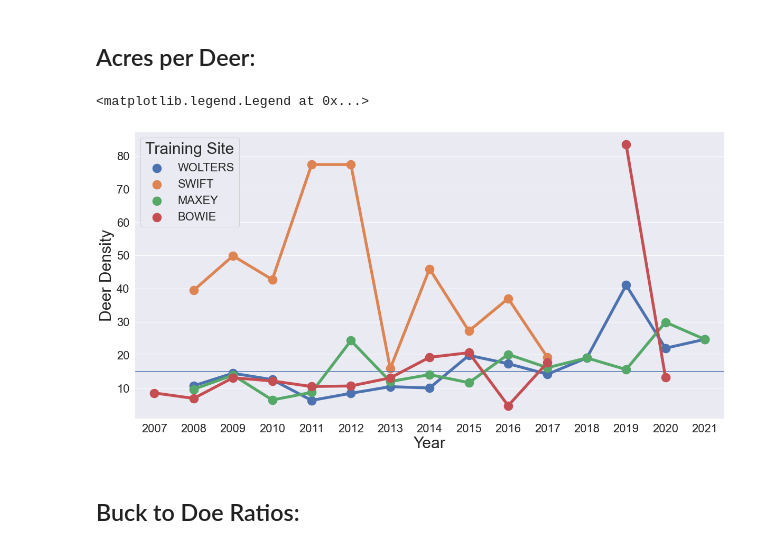
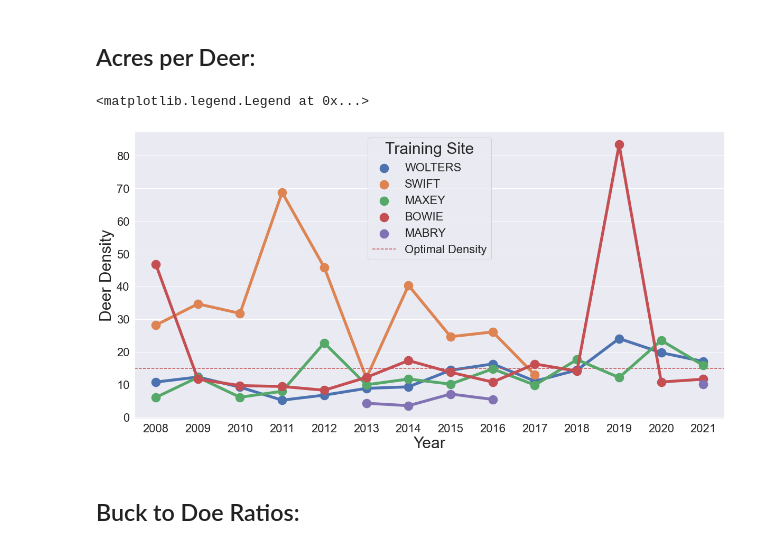
Before and after one commit to sont5413/Data_Viz_Deer_Survey_Data, a Jupyter notebook: TMD Deer Demographics.ipynb, the cells around one changed output. Saved outputs shown, nothing was run; the diff lists cells and outputs as text; code cells hidden in the pictures.

```diff
--- a/TMD Deer Demographics.ipynb
+++ b/TMD Deer Demographics.ipynb
@@ -10,14 +10,14 @@ data = pd.read_csv("Survey_Data_Collated_ALL_SITES.csv")
 ## Acres per Deer:
 # %%
 sns.set(rc={"figure.figsize":(20, 10)}, font_scale = 2)
-p = sns.pointplot(x="year", y="dens", hue="site", data=data, scale=2)
-plt.axhline(15)
+p = sns.pointplot(x="year", y="hicount", hue="site", data=data, scale=2)
+plt.axhline(15, color='r', ls='--', label='Optimal Density')
 plt.xlabel("Year", size=30)
 plt.ylabel("Deer Density", size=30)
 plt.legend(title = "Training Site", title_fontsize="30")
 # %% [output]
 <matplotlib.legend.Legend at 0x...>
-[figure, old version]
+[figure, new version]
 # %% [markdown]
 ## Buck to Doe Ratios:
 # %%
```
Also changed, not shown: parts of 3 cells of this notebook, 1 other file.
